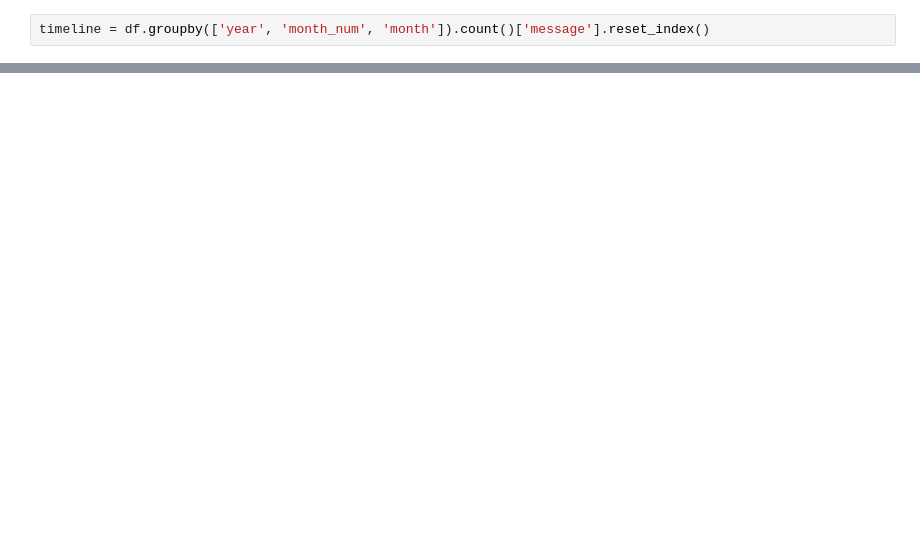
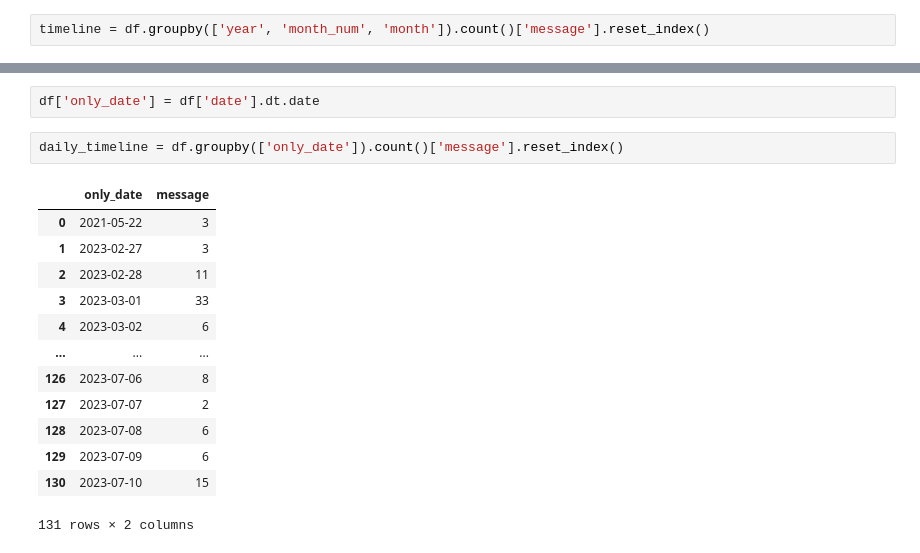
Before and after one commit to yash013/whatsapp_chat_analysis, a Jupyter notebook: whatsapp_chat_analysis.ipynb, the cells around one changed output, grey strips where cells are left out. Cells and saved outputs as stored; diff of their text form; blank space fills up the shorter version.

Commit message:
daily timeline

```diff
--- a/whatsapp_chat_analysis.ipynb
+++ b/whatsapp_chat_analysis.ipynb
@@ -335,0 +334,18 @@ df['date'].de
+# %%
+df['only_date'] = df['date'].dt.date
+# %%
+daily_timeline = df.groupby(['only_date']).count()['message'].reset_index()
+# %% [output]
+|  | only_date | message |
+| 0 | 2021-05-22 | 3 |
+| 1 | 2023-02-27 | 3 |
+| 2 | 2023-02-28 | 11 |
+| 3 | 2023-03-01 | 33 |
+| 4 | 2023-03-02 | 6 |
+| ... | ... | ... |
+| 126 | 2023-07-06 | 8 |
+| 127 | 2023-07-07 | 2 |
+| 128 | 2023-07-08 | 6 |
+| 129 | 2023-07-09 | 6 |
+| 130 | 2023-07-10 | 15 |
+131 rows × 2 columns
```
Also changed, not shown: parts of 19 cells of this notebook, 2 other files.
